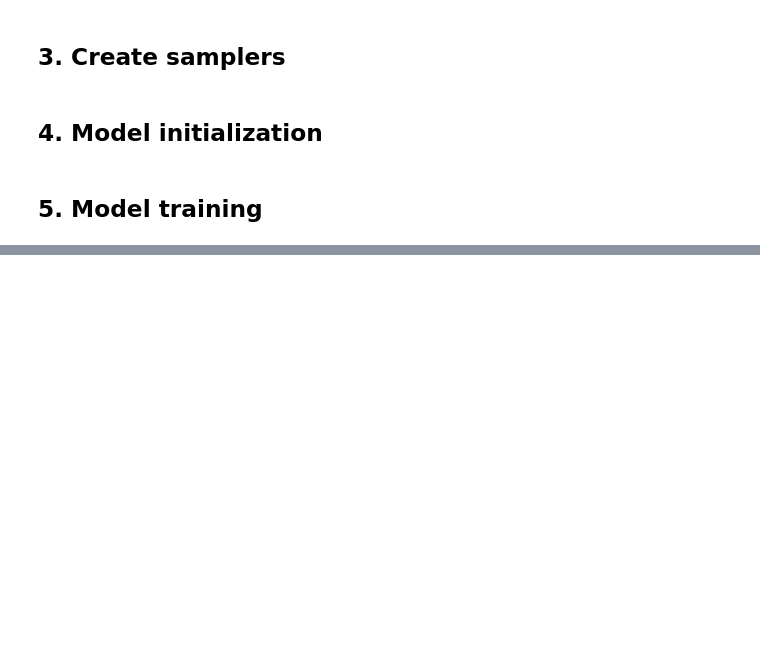
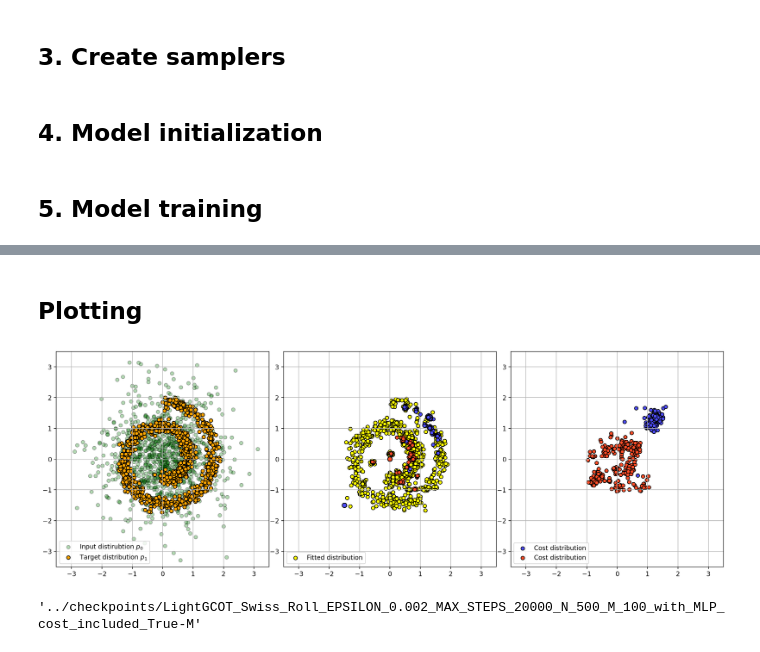
Before and after one commit to MuXauJl11110/EBiEOT, a Jupyter notebook: notebooks/LightGCOT_swiss_roll.ipynb, the cells around one changed output, grey strips where cells are left out. Drawn from its saved outputs; the diff is of its cells as text; code cells hidden in the pictures; blank space fills up the shorter version.

```diff
--- a/notebooks/LightGCOT_swiss_roll.ipynb
+++ b/notebooks/LightGCOT_swiss_roll.ipynb
@@ -31,7 +37,7 @@ assert X_DIM > 1
 OUTPUT_SEED = 42
 
 N_POTENTIALS = 500
-M_POTENTIALS = 4
+M_POTENTIALS = 100
 INIT_BY_SAMPLES = False
 A_DIAGONAL_INIT = 0.1
 IS_B_DIAGONAL = True
@@ -39,10 +45,10 @@ IS_B_DIAGONAL = True
 BATCH_SIZE = 128
 SAMPLING_BATCH_SIZE = 128
 
-EPSILON = 0.1
+EPSILON = 0.002
 
-D_LR = 3e-4 # 1e-3 for eps 0.1, 0.01 and 3e-4 for eps 0.002
-D_GRADIENT_MAX_NORM = float('inf')
+D_LR = 3e-4  # 1e-3 for eps 0.1, 0.01 and 3e-4 for eps 0.002
+D_GRADIENT_MAX_NORM = float("inf")
 
 PLOT_EVERY = 500
 MAX_STEPS = 20000
@@ -54,7 +60,7 @@ EPS = EPSILON
 # %%
-EXP_COST = "uniform_on_circle_plus_x"
-EXP_COST_INCLUDED = False
-EXP_META_INFO = "_R=2_D=diag(0.1, 10)"
+EXP_COST = "MLP"
+EXP_COST_INCLUDED = True
+EXP_META_INFO = "c(x,y)=||x+y||^2"
 EXP_NAME = (
     f"LightGCOT_Swiss_Roll_EPSILON_{EPSILON}_MAX_STEPS_{MAX_STEPS}_N_{N_POTENTIALS}_M_{M_POTENTIALS}_with_{EXP_COST}_cost_included_{EXP_COST_INCLUDED}"
     + EXP_META_INFO
@@ -80,8 +86,8 @@ if not os.path.exists(OUTPUT_PATH):
 # %% [markdown]
 ## 3. Create samplers
 # %%
-X_sampler = StandardNormalSampler(dim=X_DIM, device="cpu")
-Y_sampler = SwissRollSampler(dim=Y_DIM, device="cpu")
+X_sampler = StandardNormalSampler(dim=X_DIM, device=device)
+Y_sampler = SwissRollSampler(dim=Y_DIM, device=device)
 # %% [markdown]
 ## 4. Model initialization
 # %%
@@ -109,5 +119,6 @@ if CONTINUE > -1:
 # %%
-NUM_STARTING_POINTS = 6
+NUM_STARTING_POINTS = 2
+NUM_ENDING_POINTS = 256
 # %%
 colors_chosen = cm.rainbow(np.linspace(0.1, 0.9, NUM_STARTING_POINTS))
 # %%
@@ -254,0 +294,6 @@ plt.hist(D.a[:, 0].detach().numpy())
+# %% [markdown]
+## Plotting
+# %%
+plot(D)
+# %% [output]
+[figure, added]
@@ -254,0 +303,4 @@ plt.hist(D.a[:, 0].detach().numpy())
+# %%
+OUTPUT_PATH
+# %% [output]
+'../checkpoints/LightGCOT_Swiss_Roll_EPSILON_0.002_MAX_STEPS_20000_N_500_M_100_with_MLP_cost_included_True-M'
```
Also changed, not shown: parts of 16 cells of this notebook, 23 other files.
